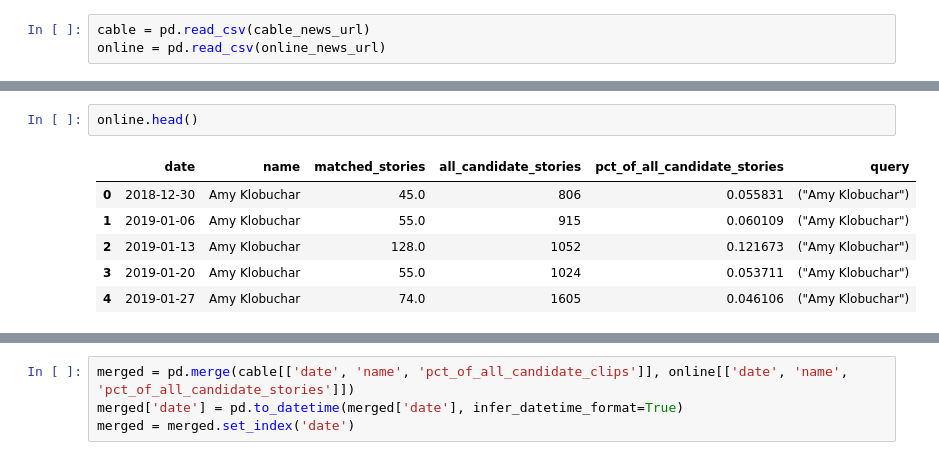
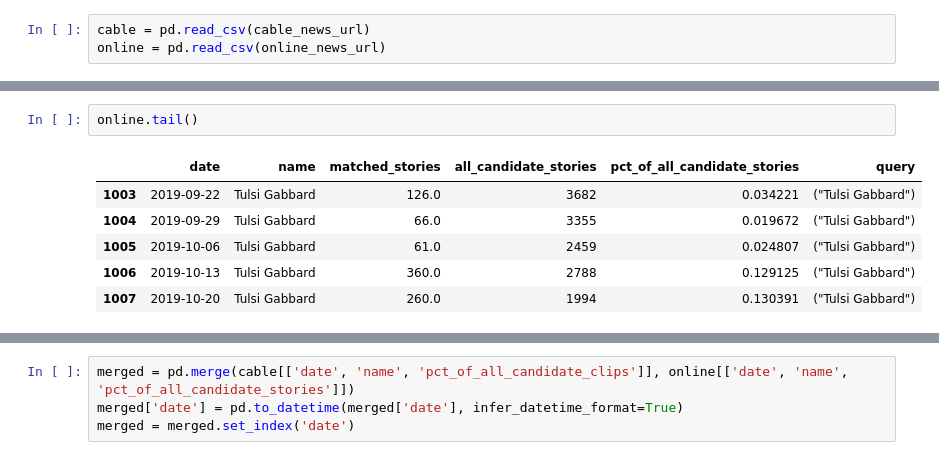
Before and after one commit to rokshana10/DS-Unit-1-Sprint-1-Data-Wrangling-and-Storytelling, a Jupyter notebook: Unit1_sprint1.ipynb, the cells around one changed output, grey strips where cells are left out. Drawn from its saved outputs; the diff is of its cells as text.

```diff
--- a/Unit1_sprint1.ipynb
+++ b/Unit1_sprint1.ipynb
@@ -181,9 +291,9 @@ cable.head()
 # %%
-online.head()
+online.tail()
 # %% [output]
 |  | date | name | matched_stories | all_candidate_stories | pct_of_all_candidate_stories | query |
-| 0 | 2018-12-30 | Amy Klobuchar | 45.0 | 806 | 0.055831 | ("Amy Klobuchar") |
-| 1 | 2019-01-06 | Amy Klobuchar | 55.0 | 915 | 0.060109 | ("Amy Klobuchar") |
-| 2 | 2019-01-13 | Amy Klobuchar | 128.0 | 1052 | 0.121673 | ("Amy Klobuchar") |
-| 3 | 2019-01-20 | Amy Klobuchar | 55.0 | 1024 | 0.053711 | ("Amy Klobuchar") |
-| 4 | 2019-01-27 | Amy Klobuchar | 74.0 | 1605 | 0.046106 | ("Amy Klobuchar") |
+| 1003 | 2019-09-22 | Tulsi Gabbard | 126.0 | 3682 | 0.034221 | ("Tulsi Gabbard") |
+| 1004 | 2019-09-29 | Tulsi Gabbard | 66.0 | 3355 | 0.019672 | ("Tulsi Gabbard") |
+| 1005 | 2019-10-06 | Tulsi Gabbard | 61.0 | 2459 | 0.024807 | ("Tulsi Gabbard") |
+| 1006 | 2019-10-13 | Tulsi Gabbard | 360.0 | 2788 | 0.129125 | ("Tulsi Gabbard") |
+| 1007 | 2019-10-20 | Tulsi Gabbard | 260.0 | 1994 | 0.130391 | ("Tulsi Gabbard") |
```
Also changed, not shown: parts of 22 cells of this notebook.
